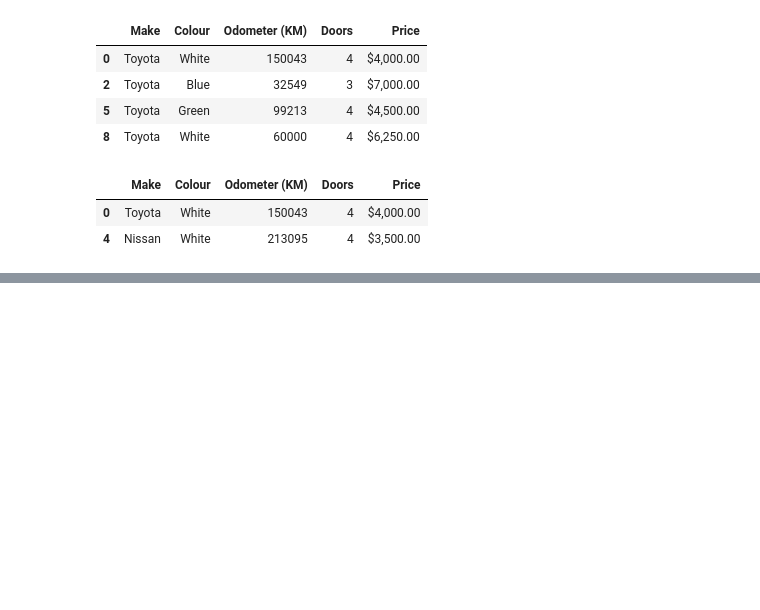
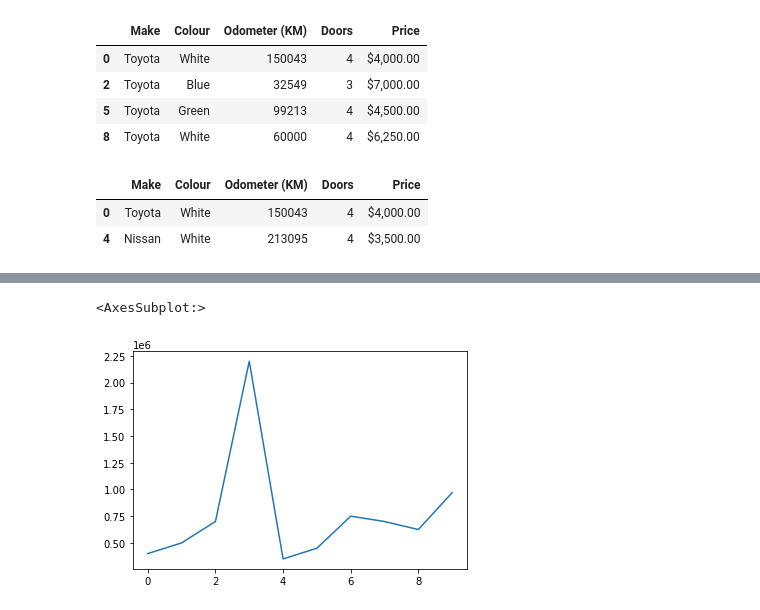
Before and after one commit to omsouravsharma/Intro_to_Pandas, a Jupyter notebook: Introduction to Pandas.ipynb, the cells around one changed output, grey strips where cells are left out. Drawn from its saved outputs; the diff is of its cells as text; code cells hidden in the pictures; blank space fills up the shorter version.

```diff
--- a/Introduction to Pandas.ipynb
+++ b/Introduction to Pandas.ipynb
@@ -142,0 +179,2 @@ car_sales[car_sales["Odometer (KM)"] > 100000]
+# %%
+car_sales["Price"] = car_sales["Price"].str.replace('[\$\,\.]', '').astype(int)
@@ -142,0 +195,5 @@ car_sales[car_sales["Odometer (KM)"] > 100000]
+# %%
+car_sales["Price"].plot()
+# %% [output]
+<AxesSubplot:>
+[figure, added]
```
Also changed, not shown: parts of 7 cells of this notebook.
